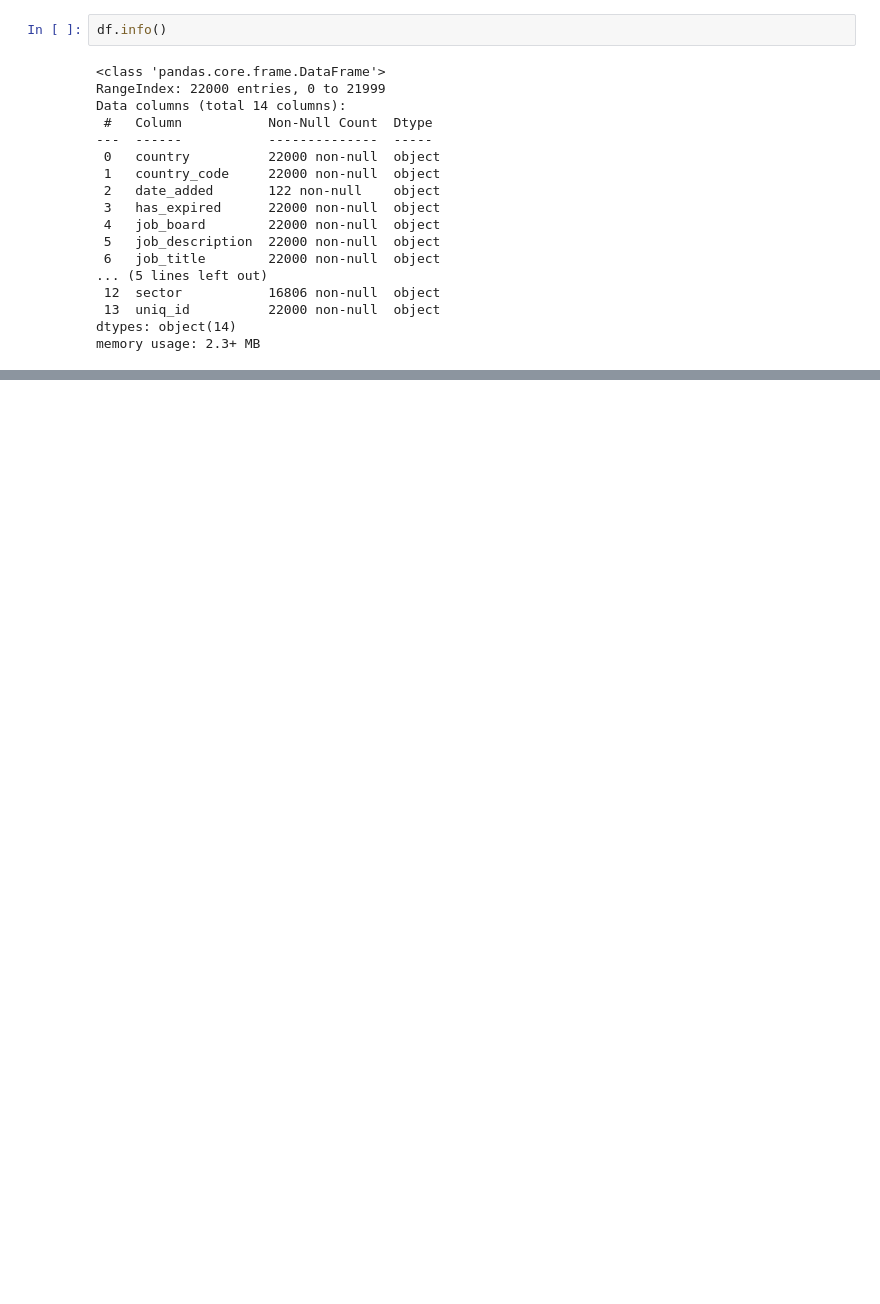
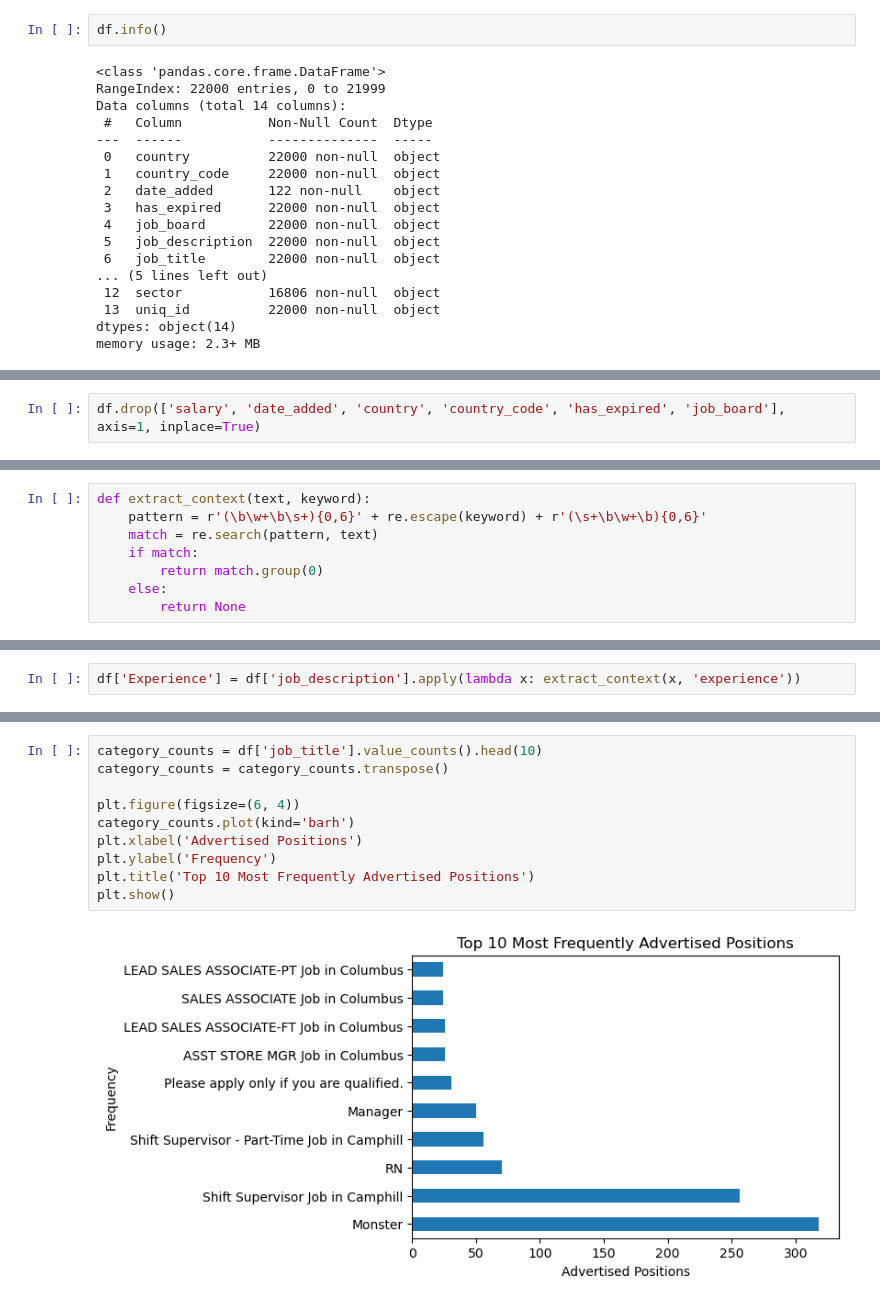
Before and after one commit to shanraeh/Preliminary_Data_Analysis_Workflows, a Jupyter notebook: Monster_Jobs.ipynb, the cells around one changed output, grey strips where cells are left out. Drawn from its saved outputs; the diff is of its cells as text; blank space fills up the shorter version.

```diff
--- a/Monster_Jobs.ipynb
+++ b/Monster_Jobs.ipynb
@@ -40,0 +92,2 @@ memory usage: 2.3+ MB
+# %%
+df.drop(['salary', 'date_added', 'country', 'country_code', 'has_expired', 'job_board'], axis=1, inplace=True)
@@ -40,0 +175,8 @@ memory usage: 2.3+ MB
+# %%
+def extract_context(text, keyword):
+    pattern = r'(\b\w+\b\s+){0,6}' + re.escape(keyword) + r'(\s+\b\w+\b){0,6}'
+    match = re.search(pattern, text)
+    if match:
+        return match.group(0)
+    else:
+        return None
@@ -40,0 +192,2 @@ memory usage: 2.3+ MB
+# %%
+df['Experience'] = df['job_description'].apply(lambda x: extract_context(x, 'experience'))
@@ -40,0 +211,12 @@ memory usage: 2.3+ MB
+# %%
+category_counts = df['job_title'].value_counts().head(10)
+category_counts = category_counts.transpose()
+
+plt.figure(figsize=(6, 4))
+category_counts.plot(kind='barh')
+plt.xlabel('Advertised Positions')
+plt.ylabel('Frequency')
+plt.title('Top 10 Most Frequently Advertised Positions')
+plt.show()
+# %% [output]
+[figure, added]
```
Also changed, not shown: parts of 24 cells of this notebook.
